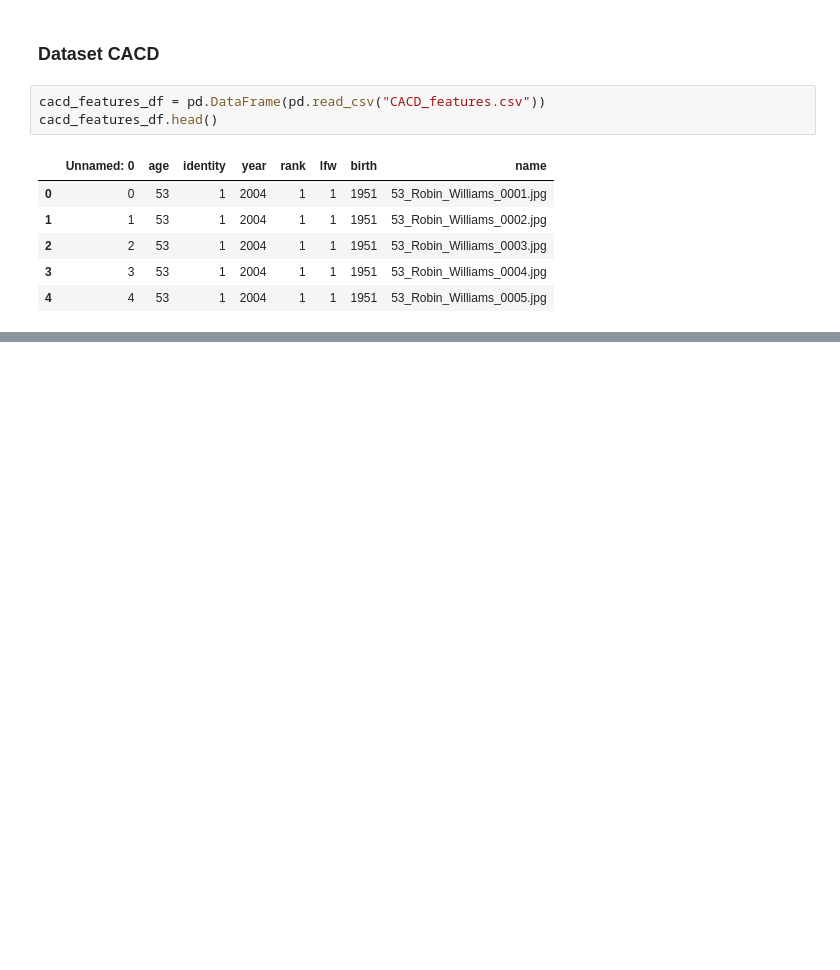
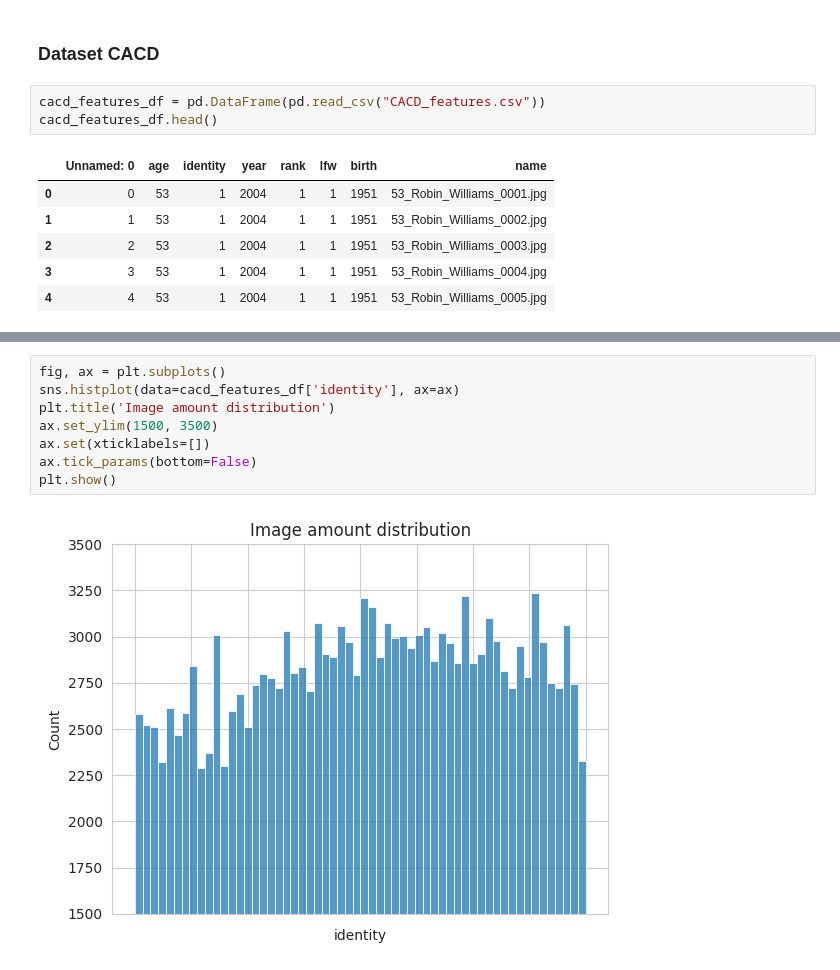
Before and after one commit to pdombrza/face-aging-models, a Jupyter notebook: analysis.ipynb, the cells around one changed output, grey strips where cells are left out. Saved outputs shown, nothing was run; the diff lists cells and outputs as text; blank space fills up the shorter version.

```diff
--- a/analysis.ipynb
+++ b/analysis.ipynb
@@ -119,0 +143,10 @@ cacd_features_df.head()
+# %%
+fig, ax = plt.subplots()
+sns.histplot(data=cacd_features_df['identity'], ax=ax)
+plt.title('Image amount distribution')
+ax.set_ylim(1500, 3500)
+ax.set(xticklabels=[])
+ax.tick_params(bottom=False)
+plt.show()
+# %% [output]
+[figure, added]
```
Also changed, not shown: parts of 6 cells of this notebook.
